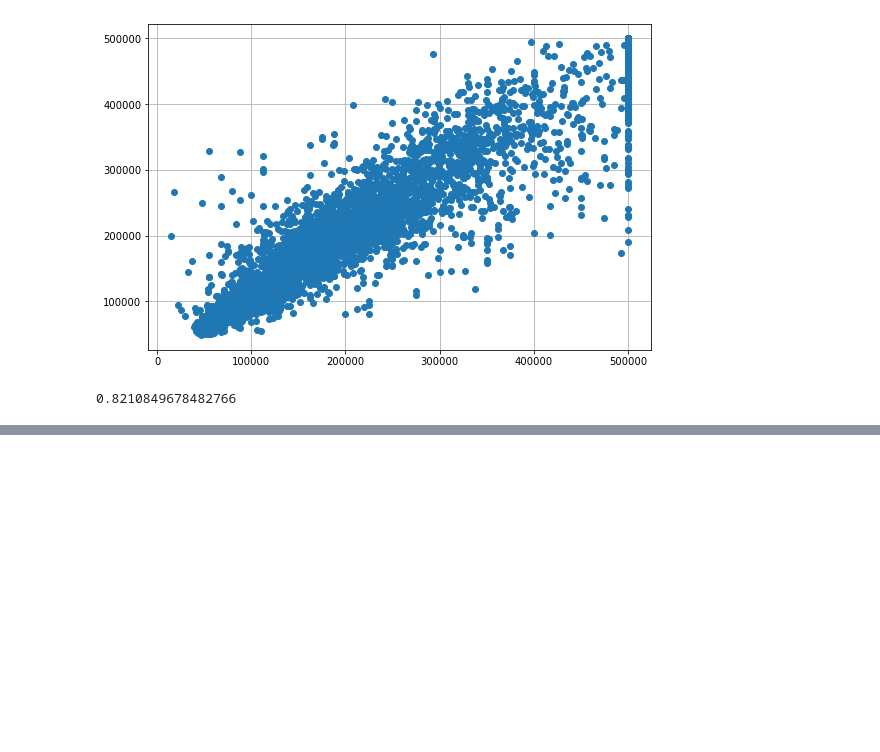
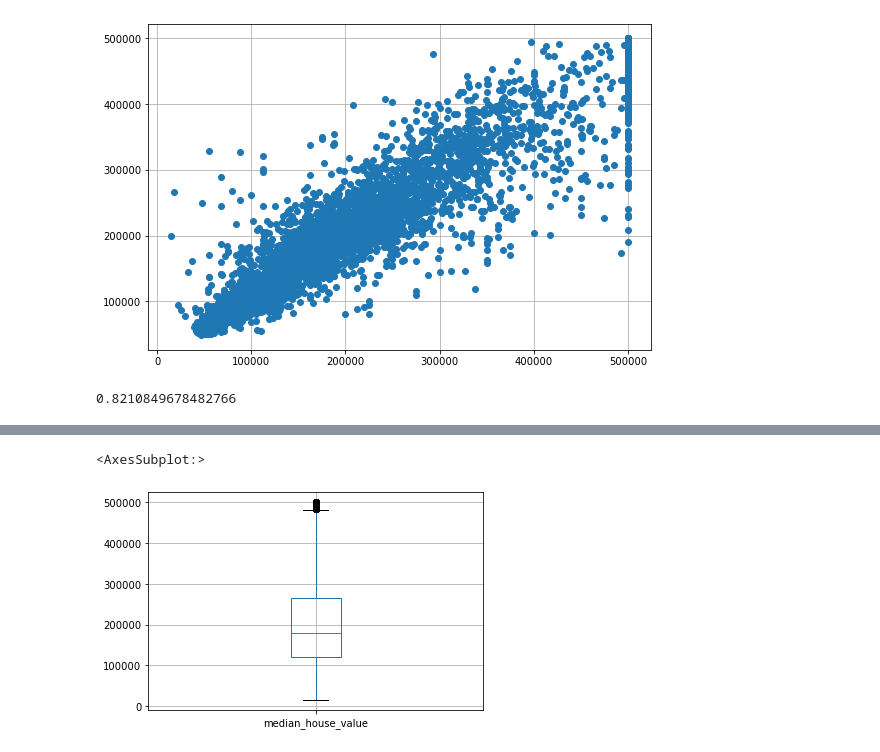
Before and after one commit to AshishPatil401/ML-Project, a Jupyter notebook: notebook/EDA.ipynb, the cells around one changed output, grey strips where cells are left out. Saved outputs shown, nothing was run; the diff lists cells and outputs as text; code cells hidden in the pictures; blank space fills up the shorter version.

```diff
--- a/notebook/EDA.ipynb
+++ b/notebook/EDA.ipynb
@@ -617,3 +617,5 @@ plt.show()
 r2_score(y_test,y_hat_test)
 # %% [output]
 0.8210849678482766
+# %%
+path = r"D:\ineuron\ML Modular Projects\ML-Project\housing\artifact\data_ingestion\2022-08-02-19-42-05\raw_data\housing.csv"
@@ -619,0 +629,2 @@ r2_score(y_test,y_hat_test)
+# %%
+raw_df = pd.read_csv(path)
@@ -619,0 +647,5 @@ r2_score(y_test,y_hat_test)
+# %%
+raw_df.boxplot(['median_house_value'])
+# %% [output]
+<AxesSubplot:>
+[figure, added]
```
Also changed, not shown: parts of 6 cells of this notebook, 7 other files.
